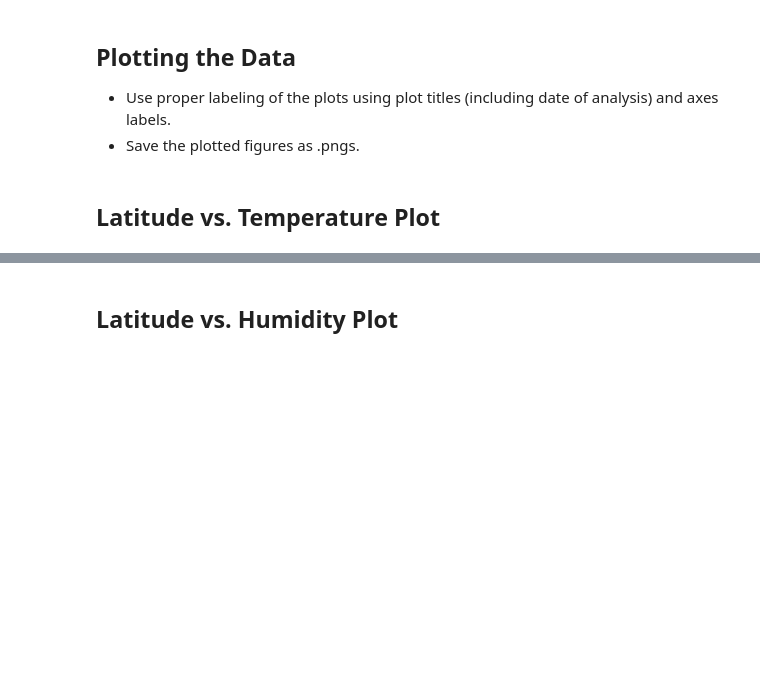
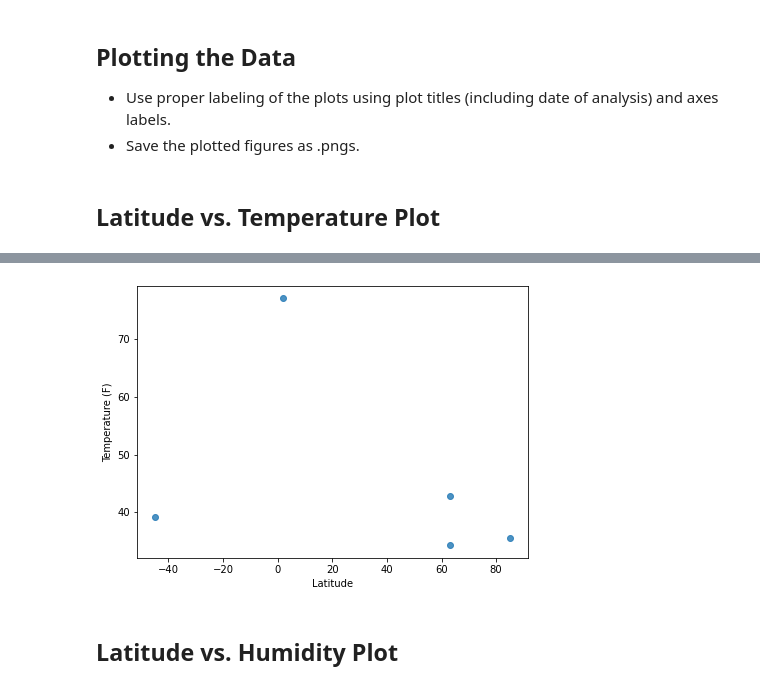
Before and after one commit to jddarby1108/python-api-challenge, a Jupyter notebook: WeatherPy/WeatherPy.ipynb, the cells around one changed output, grey strips where cells are left out. Drawn from its saved outputs; the diff is of its cells as text; code cells hidden in the pictures; blank space fills up the shorter version.

Commit message:
added all scatter plots minus regression ones

```diff
--- a/WeatherPy/WeatherPy.ipynb
+++ b/WeatherPy/WeatherPy.ipynb
@@ -187,2 +179,13 @@ Int64Index([], dtype='int64')
+# %%
+x_values = weather_df['Latitude']
+y_values = weather_df['max_temp']
+
+plt.figure(figsize=(7,5))
+plt.scatter(x_values, y_values, alpha=0.8)
+plt.xlabel('Latitude')
+plt.ylabel('Temperature (F)')
+plt.show()
+# %% [output]
+[figure, added]
 # %% [markdown]
 ## Latitude vs. Humidity Plot
```
Also changed, not shown: parts of 11 cells of this notebook.
